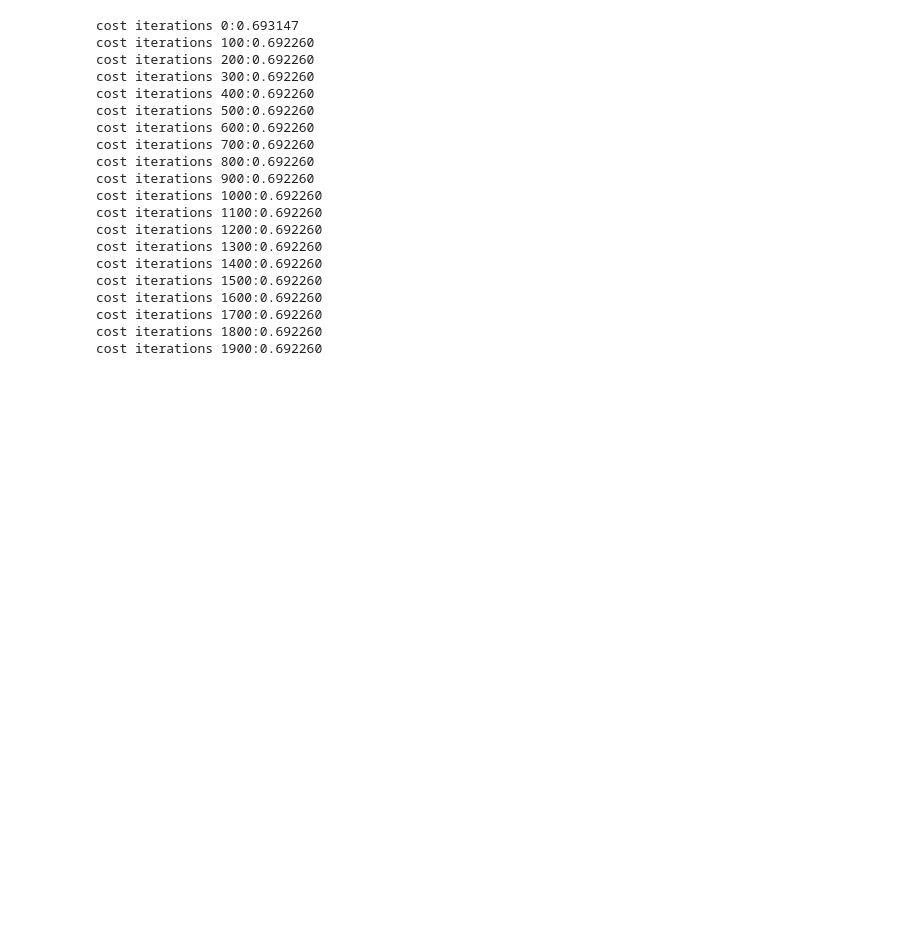
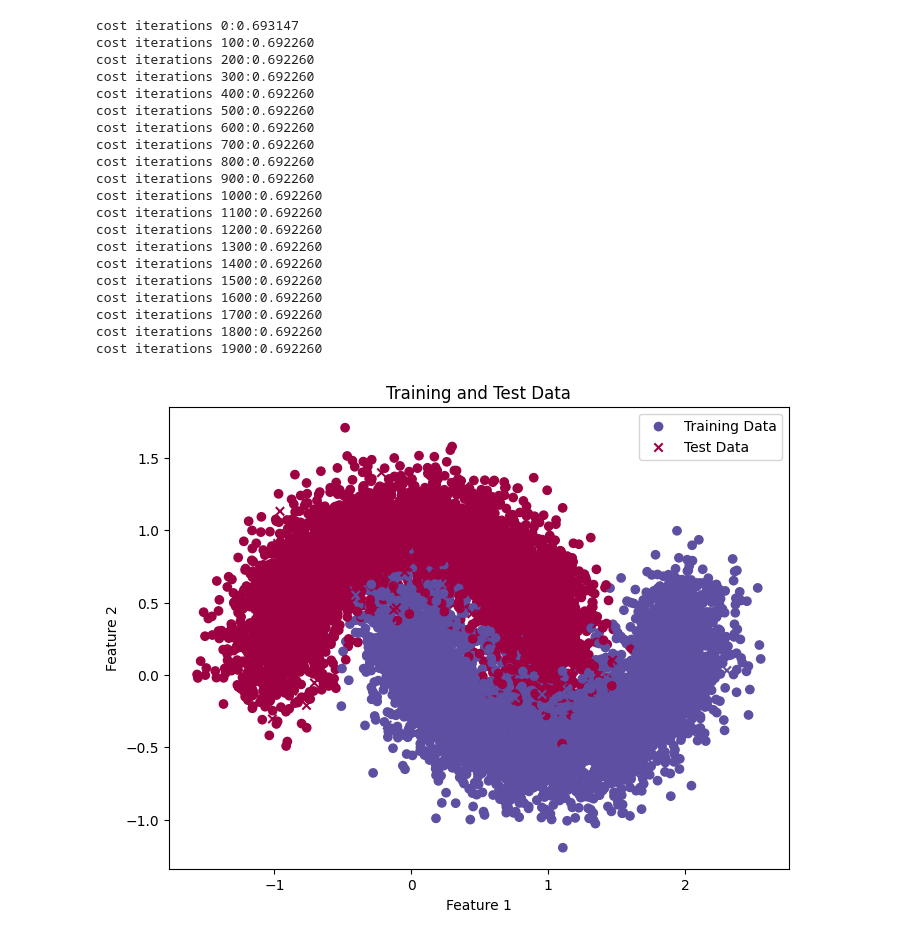
Before and after one commit to Ro-han12/labs, a Jupyter notebook: deep_learning_lab/prg1.ipynb, the cells around one changed output. Saved outputs shown, nothing was run; the diff lists cells and outputs as text; code cells hidden in the pictures; blank space fills up the shorter version.

```diff
--- a/deep_learning_lab/prg1.ipynb
+++ b/deep_learning_lab/prg1.ipynb
@@ -63,3 +63,64 @@ cost iterations 1600:0.692260
 cost iterations 1700:0.692260
 cost iterations 1800:0.692260
 cost iterations 1900:0.692260
+# %%
+import numpy as np
+from sklearn.datasets import make_moons
+import matplotlib.pyplot as plt
+
+def initialize_parameters(dim):
+    w = np.zeros((dim, 1))
+    b = 0
+    return w, b
+
+def tanh(z):
+    return np.tanh(z)
+
+def propagate(w, b, x, y):
+    m = x.shape[1]
+    A = tanh(np.dot(w.T, x) + b)
+    cost = -1 / m * np.sum(y * np.log(A) + (1 - y) * np.log(1 - A))
+    dw = 1 / m * np.dot(x, (A - y).T)
+    db = 1 / m * np.sum(A - y)
+    cost = np.squeeze(cost)
+    grads = {"dw": dw, "db": db}
+    return grads, cost
+
+def optimize(w, b, x, y, learning_rate, num_iterations, print_cost=True):
+    costs = []
+    for i in range(num_iterations):
+        grads, cost = propagate(w, b, x, y)
+        dw = grads['dw']
+        db = grads['db']
+        w -= learning_rate * dw
+        b -= learning_rate * db
+        if i % 100 == 0:
+            costs.append(cost)
+        if print_cost and i % 100 == 0:
+            print("Cost after iteration %i: %f" % (i, cost))
+    return w, b, costs
+
+def model(x_train, x_test, y_train, y_test, learning_rate=0.2, num_iterations=2000, print_cost=True):
+    w, b = initialize_parameters(x_train.shape[0])
+    w, b, costs = optimize(w, b, x_train, y_train, learning_rate, num_iterations, print_cost)
+    return {"costs": costs, "w": w, "b": b, "learning_rate": learning_rate, "num_iterations": num_iterations}
+
+# Generate data using make_moons
+x_train, y_train = make_moons(n_samples=10000, noise=0.2, random_state=0)
+x_test, y_test = make_moons(n_samples=200, noise=0.2, random_state=1)
+
+# Reshape y_train and y_test
+y_train = y_train.reshape(1, -1)
+y_test = y_test.reshape(1, -1)
+
+# Plot training and test data without decision boundary
+plt.figure(figsize=(8, 6))
+plt.scatter(x_train[:, 0], x_train[:, 1], c=y_train.squeeze(), cmap=plt.cm.Spectral, label='Training Data')
+plt.scatter(x_test[:, 0], x_test[:, 1], c=y_test.squeeze(), cmap=plt.cm.Spectral, marker='x', label='Test Data')
+plt.title('Training and Test Data')
+plt.xlabel('Feature 1')
+plt.ylabel('Feature 2')
+plt.legend()
+plt.show()
+# %% [output]
+[figure, added]
```
